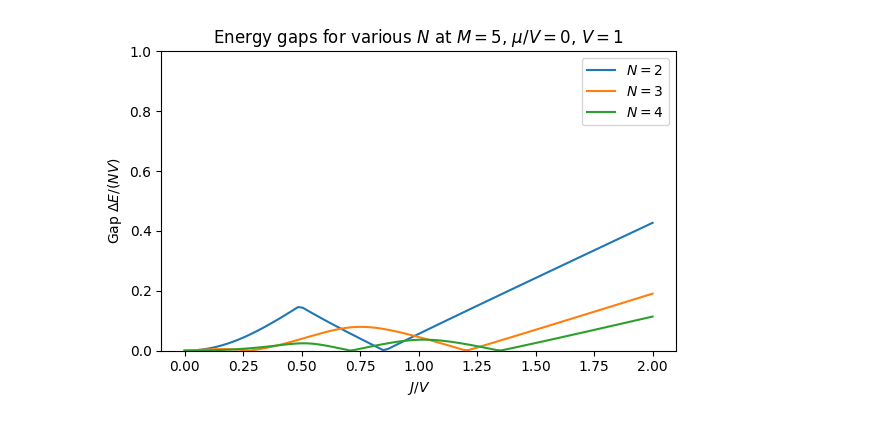
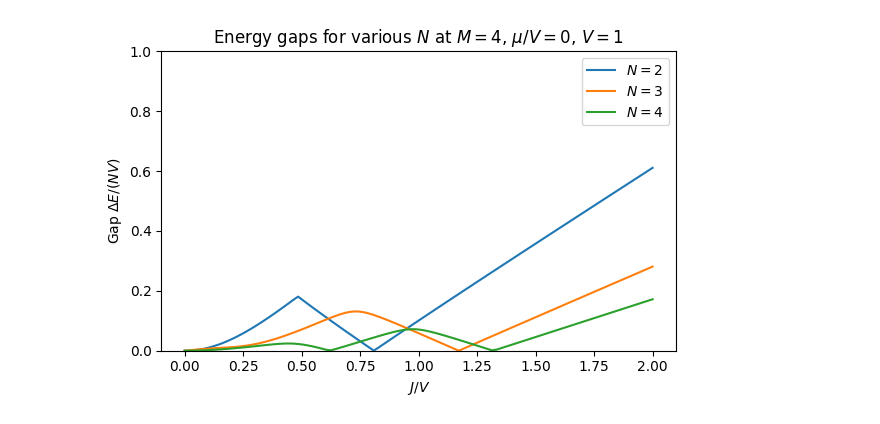
Before and after one commit to jwdesroches/synthetic_dimensions, a Jupyter notebook: understanding_model/gap_versus_N_and_M.ipynb, the cells around one changed output. Drawn from its saved outputs; the diff is of its cells as text; code cells hidden in the pictures.

```diff
--- a/understanding_model/gap_versus_N_and_M.ipynb
+++ b/understanding_model/gap_versus_N_and_M.ipynb
@@ -12,34 +12,34 @@ import pandas as pd
 import warnings
 warnings.filterwarnings("ignore")
 # %%
-M = 5
+M = 4
 J_V_ratios = np.linspace(0, 2, 100)
 mu_V_ratio = 1
 V = 1
 
 for mu_V_ratio in [0]:
     fig, ax = plt.subplots(figsize=(6, 4))
 
     for N in range(2, 5):
         gaps = []
 
         for J_V_ratio in J_V_ratios:
             hamiltonian = construct_rescaled_hamiltonian(N, M, V, mu_V_ratio, J_V_ratio)
             eigenvalues, eigenvectors = exact_diagonalize(hamiltonian)
             gap = (eigenvalues[1] - eigenvalues[0]) / N
             gaps.append(gap)
 
         ax.plot(J_V_ratios, gaps, label=f"$N={N}$")
 
     ax.set_xlabel("$J/V$")
     ax.set_ylabel("Gap $\Delta E / (NV)$")
     ax.set_title(f"Energy gaps for various $N$ at $M={M}$, $\mu/V={mu_V_ratio}$, $V={V}$")
     ax.set_ylim(0,1)
     ax.legend()
     plt.tight_layout()
     plt.show()
 # %% [output]
-[figure, old version]
+[figure, new version]
 # %%
 import matplotlib.animation as animation
 
```
Also changed, not shown: 12 other files.
